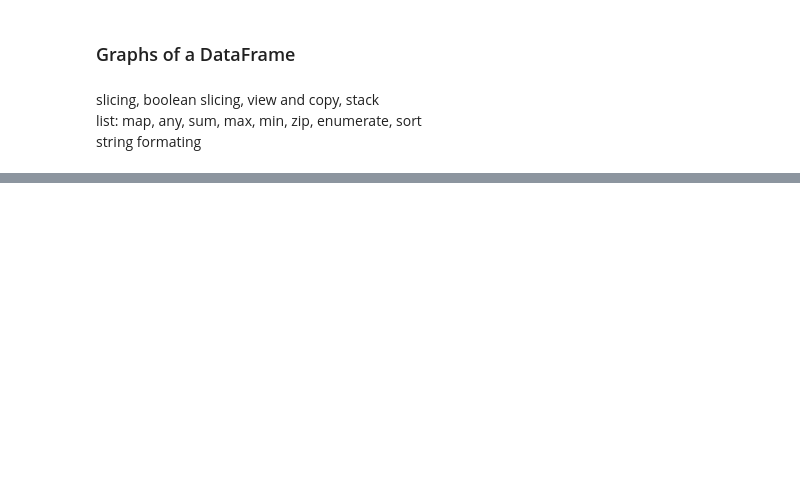
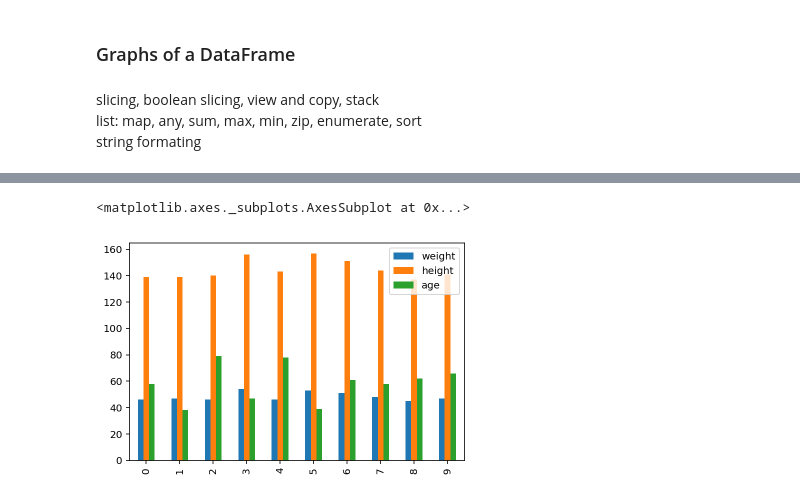
Before and after one commit to jephianlin/9HPythonData, a Jupyter notebook: Python-Week3.ipynb, the cells around one changed output, grey strips where cells are left out. Saved outputs shown, nothing was run; the diff lists cells and outputs as text; code cells hidden in the pictures; blank space fills up the shorter version.

```diff
--- a/Python-Week3.ipynb
+++ b/Python-Week3.ipynb
@@ -213,0 +256,5 @@ string formating
+# %%
+df.plot.bar()
+# %% [output]
+<matplotlib.axes._subplots.AxesSubplot at 0x...>
+[figure, added]
```
Also changed, not shown: parts of 82 cells of this notebook, 1 other file.
